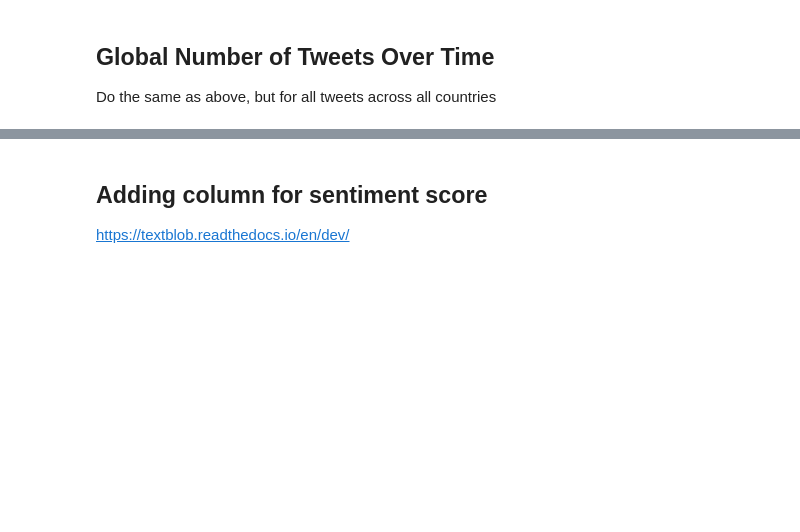
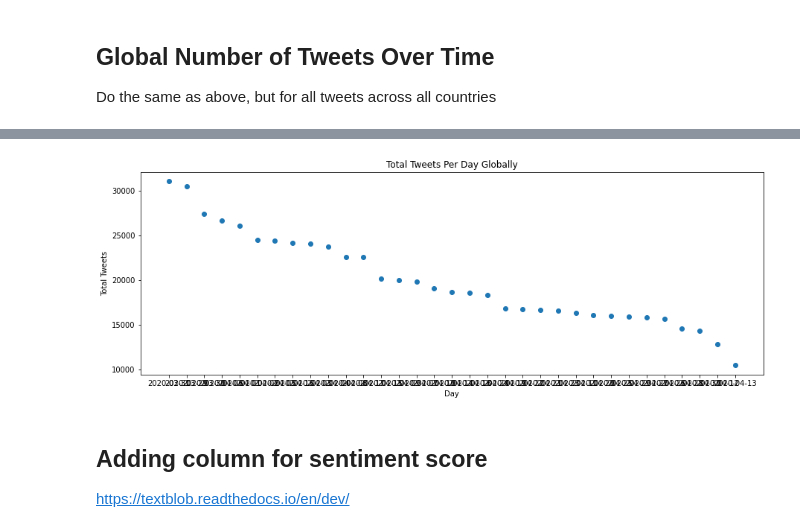
Before and after one commit to adrielk/Covid19-ML-and-Analysis, a Jupyter notebook: Covid-19 and Sentiment.ipynb, the cells around one changed output, grey strips where cells are left out. Cells and saved outputs as stored; diff of their text form; code cells hidden in the pictures; blank space fills up the shorter version.

```diff
--- a/Covid-19 and Sentiment.ipynb
+++ b/Covid-19 and Sentiment.ipynb
@@ -301,3 +302,10 @@ plt.show()
 ## US Tweets Over Time
 
 Get total number of tweets for each consecutive day in the US. See how number of tweets changes over time.
+# %%
+def AddDateColumn(df):
+    new_df = df
+    new_df['created_at'] = pd.to_datetime(new_df['created_at'])
+    new_df.insert (2, "Date", new_df['created_at'].dt.date.astype('str'))
+    new_df = new_df.sort_values(by = ['Date'], ascending = True)
+    return new_df
@@ -305,3 +342,5 @@ Get total number of tweets for each consecutive day in the US. See how number of
 ## Global Number of Tweets Over Time
 
 Do the same as above, but for all tweets across all countries
+# %%
+global_df = AddDateColumn(full_cc)
@@ -308,3 +356,16 @@ Do the same as above, but for all tweets across all countries
+# %%
+globalDC = global_df['Date'].value_counts()
+globalTotals = list(globalDC)
+days = list(globalDC.index)
+# %%
+plt.figure(figsize = (15,5))#figure out a way to make nicer and not so squished x-axis.....
+plt.scatter(days, globalTotals)
+plt.xlabel('Day')
+plt.ylabel('Total Tweets')
+plt.title('Total Tweets Per Day Globally')
+plt.show()
+# %% [output]
+[figure, added]
 # %% [markdown]
 ## Adding column for sentiment score
 https://textblob.readthedocs.io/en/dev/
```
Also changed, not shown: parts of 6 cells of this notebook.
